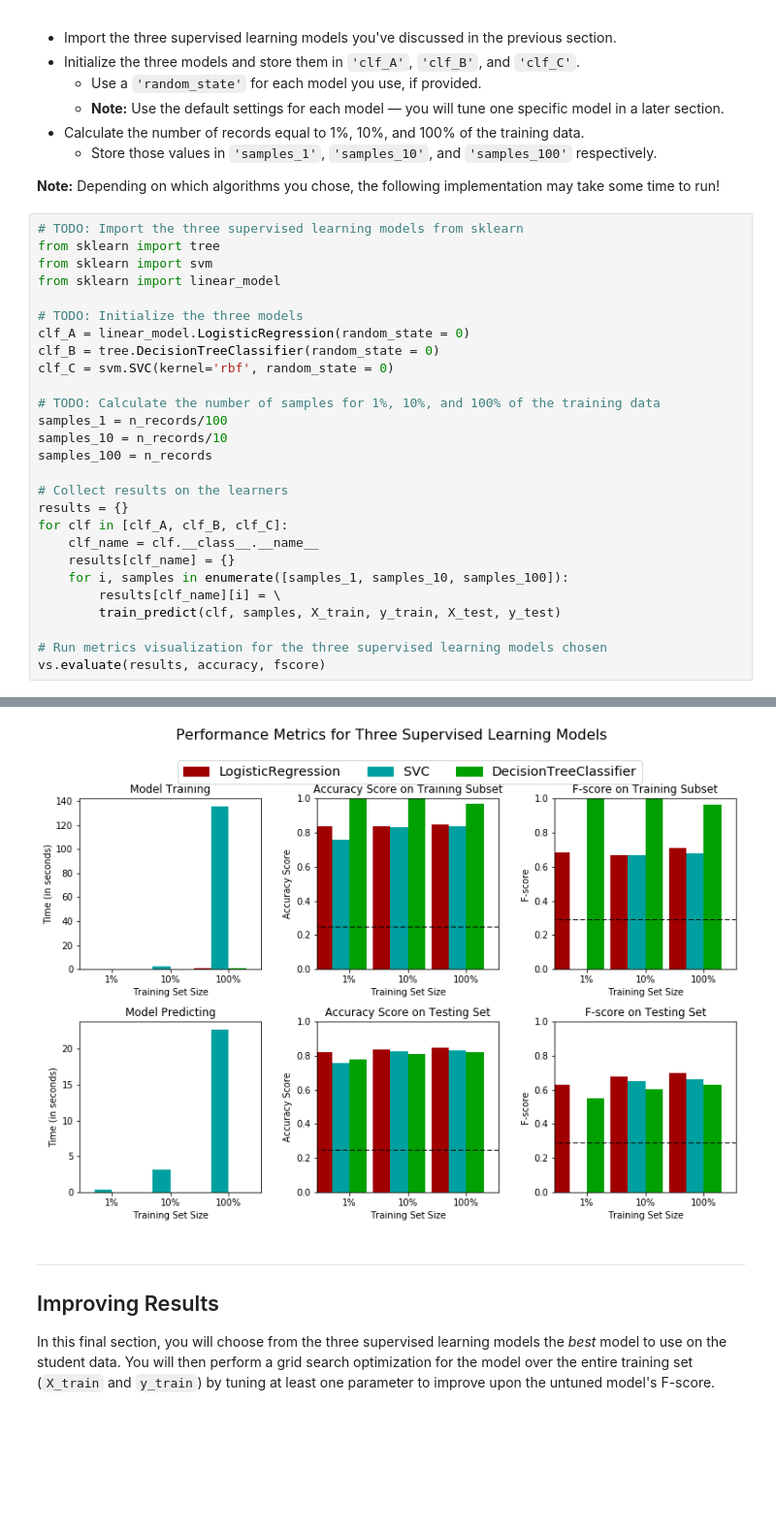
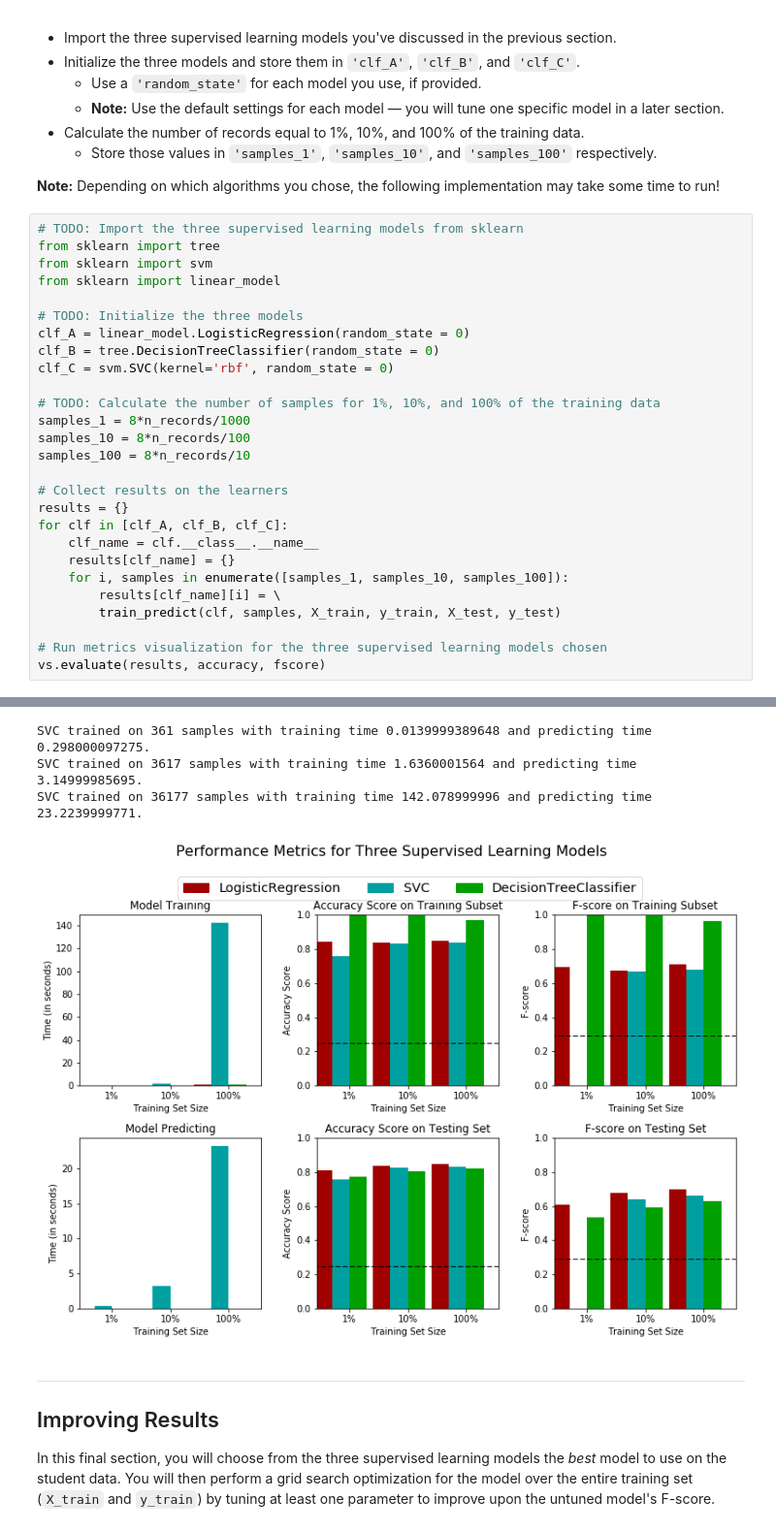
Before and after one commit to janardhan632/finding_donors, a Jupyter notebook: finding_donors.ipynb, the cells around one changed output, grey strips where cells are left out. Shown at 97% size. Saved outputs shown, nothing was run; the diff lists cells and outputs as text; blank space fills up the shorter version.

```diff
--- a/finding_donors.ipynb
+++ b/finding_donors.ipynb
@@ -344,9 +344,9 @@ clf_B = tree.DecisionTreeClassifier(random_state = 0)
 clf_C = svm.SVC(kernel='rbf', random_state = 0)
 
 # TODO: Calculate the number of samples for 1%, 10%, and 100% of the training data
-samples_1 = n_records/100
-samples_10 = n_records/10
-samples_100 = n_records
+samples_1 = 8*n_records/1000
+samples_10 = 8*n_records/100
+samples_100 = 8*n_records/10
 
 # Collect results on the learners
 results = {}
@@ -372,4 +369,7 @@ SVC trained on 45222 samples with training time 135.119999886 and predicting tim
+SVC trained on 361 samples with training time 0.0139999389648 and predicting time 0.298000097275.
+SVC trained on 3617 samples with training time 1.6360001564 and predicting time 3.14999985695.
+SVC trained on 36177 samples with training time 142.078999996 and predicting time 23.2239999771.
-[figure, old version]
+[figure, new version]
 # %% [markdown]
 ----
 ## Improving Results
```
Also changed, not shown: parts of 3 cells of this notebook, 1 other file.
